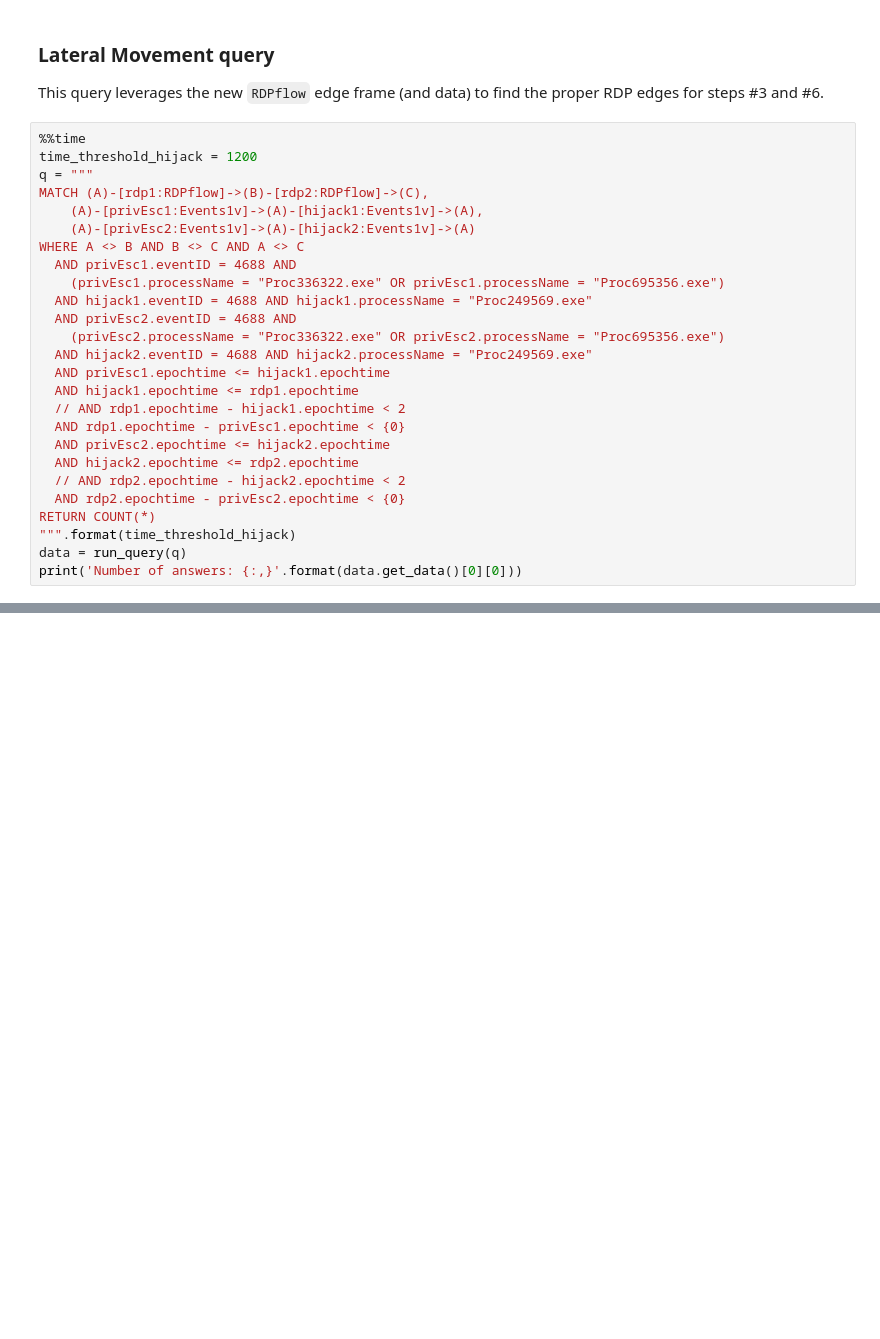
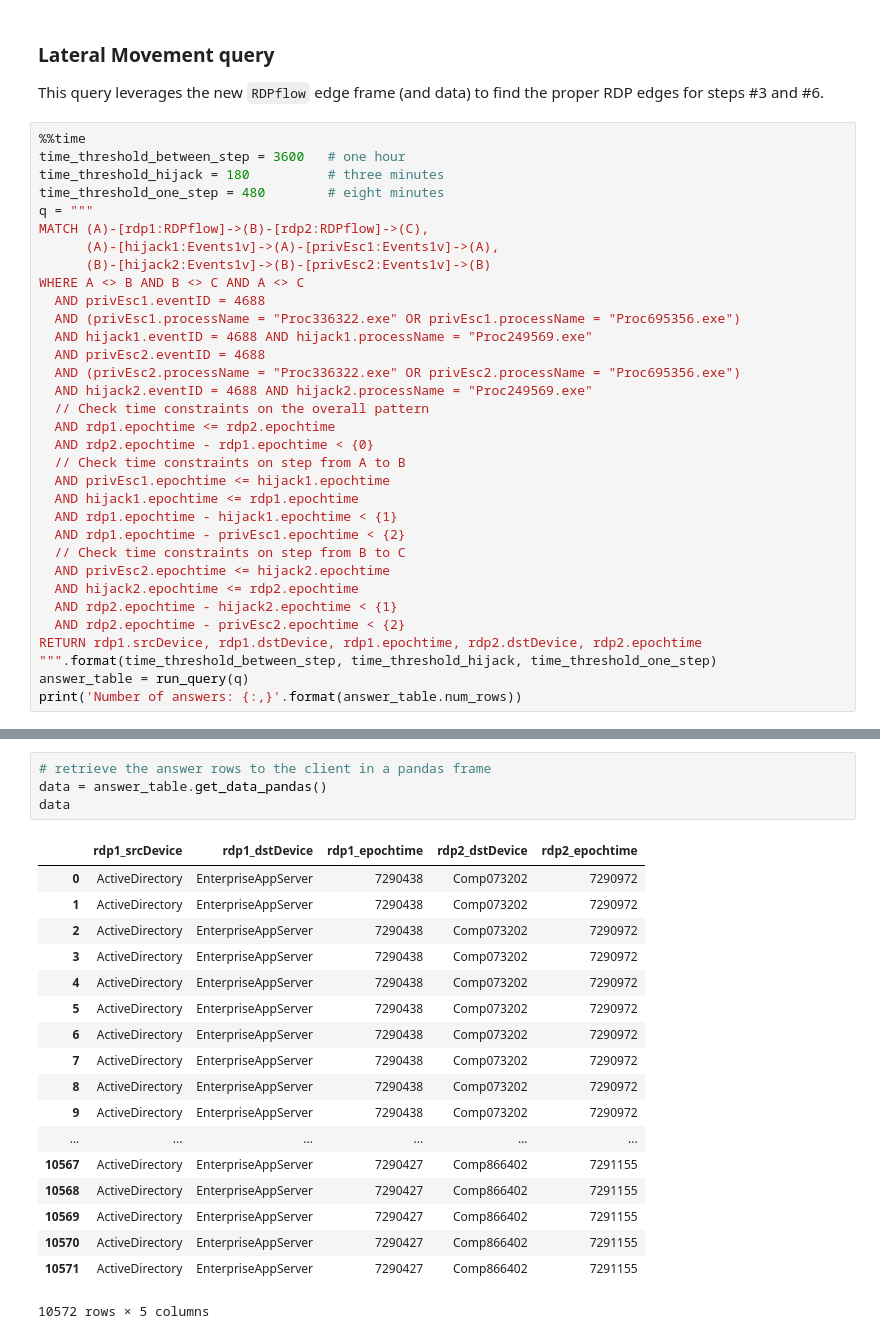
Before and after one commit to trovares/Cyber-LANL, a Jupyter notebook: lateral_movement/lateral_movement.ipynb, the cells around one changed output, grey strips where cells are left out. Saved outputs shown, nothing was run; the diff lists cells and outputs as text; blank space fills up the shorter version.

```diff
--- a/lateral_movement/lateral_movement.ipynb
+++ b/lateral_movement/lateral_movement.ipynb
@@ -405,28 +423,35 @@ We will add all three sets of constraints to our query to help focus it on just
 This query leverages the new `RDPflow` edge frame (and data) to find the proper RDP edges for steps #3 and #6.
 # %%
 %%time
-time_threshold_hijack = 1200
+time_threshold_between_step = 3600   # one hour
+time_threshold_hijack = 180          # three minutes
+time_threshold_one_step = 480        # eight minutes
 q = """
 MATCH (A)-[rdp1:RDPflow]->(B)-[rdp2:RDPflow]->(C),
-    (A)-[privEsc1:Events1v]->(A)-[hijack1:Events1v]->(A),
-    (A)-[privEsc2:Events1v]->(A)-[hijack2:Events1v]->(A)
+      (A)-[hijack1:Events1v]->(A)-[privEsc1:Events1v]->(A),
+      (B)-[hijack2:Events1v]->(B)-[privEsc2:Events1v]->(B)
 WHERE A <> B AND B <> C AND A <> C
-  AND privEsc1.eventID = 4688 AND
-    (privEsc1.processName = "Proc336322.exe" OR privEsc1.processName = "Proc695356.exe")
+  AND privEsc1.eventID = 4688
+  AND (privEsc1.processName = "Proc336322.exe" OR privEsc1.processName = "Proc695356.exe")
   AND hijack1.eventID = 4688 AND hijack1.processName = "Proc249569.exe"
-  AND privEsc2.eventID = 4688 AND
-    (privEsc2.processName = "Proc336322.exe" OR privEsc2.processName = "Proc695356.exe")
+  AND privEsc2.eventID = 4688
+  AND (privEsc2.processName = "Proc336322.exe" OR privEsc2.processName = "Proc695356.exe")
   AND hijack2.eventID = 4688 AND hijack2.processName = "Proc249569.exe"
+  // Check time constraints on the overall pattern
+  AND rdp1.epochtime <= rdp2.epochtime
+  AND rdp2.epochtime - rdp1.epochtime < {0}
+  // Check time constraints on step from A to B
   AND privEsc1.epochtime <= hijack1.epochtime
   AND hijack1.epochtime <= rdp1.epochtime
-  // AND rdp1.epochtime - hijack1.epochtime < 2
-  AND rdp1.epochtime - privEsc1.epochtime < {0}
+  AND rdp1.epochtime - hijack1.epochtime < {1}
+  AND rdp1.epochtime - privEsc1.epochtime < {2}
+  // Check time constraints on step from B to C
   AND privEsc2.epochtime <= hijack2.epochtime
   AND hijack2.epochtime <= rdp2.epochtime
-  // AND rdp2.epochtime - hijack2.epochtime < 2
-  AND rdp2.epochtime - privEsc2.epochtime < {0}
-RETURN COUNT(*)
-""".format(time_threshold_hijack)
-data = run_query(q)
-print('Number of answers: {:,}'.format(data.get_data()[0][0]))
+  AND rdp2.epochtime - hijack2.epochtime < {1}
+  AND rdp2.epochtime - privEsc2.epochtime < {2}
+RETURN rdp1.srcDevice, rdp1.dstDevice, rdp1.epochtime, rdp2.dstDevice, rdp2.epochtime
+""".format(time_threshold_between_step, time_threshold_hijack, time_threshold_one_step)
+answer_table = run_query(q)
+print('Number of answers: {:,}'.format(answer_table.num_rows))
 # %% [output]
@@ -436,0 +462,23 @@ Wall time: 1.22 s
+# %%
+# retrieve the answer rows to the client in a pandas frame
+data = answer_table.get_data_pandas()
+data
+# %% [output]
+|  | rdp1_srcDevice | rdp1_dstDevice | rdp1_epochtime | rdp2_dstDevice | rdp2_epochtime |
+| 0 | ActiveDirectory | EnterpriseAppServer | 7290438 | Comp073202 | 7290972 |
+| 1 | ActiveDirectory | EnterpriseAppServer | 7290438 | Comp073202 | 7290972 |
+| 2 | ActiveDirectory | EnterpriseAppServer | 7290438 | Comp073202 | 7290972 |
+| 3 | ActiveDirectory | EnterpriseAppServer | 7290438 | Comp073202 | 7290972 |
+| 4 | ActiveDirectory | EnterpriseAppServer | 7290438 | Comp073202 | 7290972 |
+| 5 | ActiveDirectory | EnterpriseAppServer | 7290438 | Comp073202 | 7290972 |
+| 6 | ActiveDirectory | EnterpriseAppServer | 7290438 | Comp073202 | 7290972 |
+| 7 | ActiveDirectory | EnterpriseAppServer | 7290438 | Comp073202 | 7290972 |
+| 8 | ActiveDirectory | EnterpriseAppServer | 7290438 | Comp073202 | 7290972 |
+| 9 | ActiveDirectory | EnterpriseAppServer | 7290438 | Comp073202 | 7290972 |
+| ... | ... | ... | ... | ... | ... |
+| 10567 | ActiveDirectory | EnterpriseAppServer | 7290427 | Comp866402 | 7291155 |
+| 10568 | ActiveDirectory | EnterpriseAppServer | 7290427 | Comp866402 | 7291155 |
+| 10569 | ActiveDirectory | EnterpriseAppServer | 7290427 | Comp866402 | 7291155 |
+| 10570 | ActiveDirectory | EnterpriseAppServer | 7290427 | Comp866402 | 7291155 |
+| 10571 | ActiveDirectory | EnterpriseAppServer | 7290427 | Comp866402 | 7291155 |
+10572 rows × 5 columns
```
Also changed, not shown: parts of 8 cells of this notebook, 1 other file.
